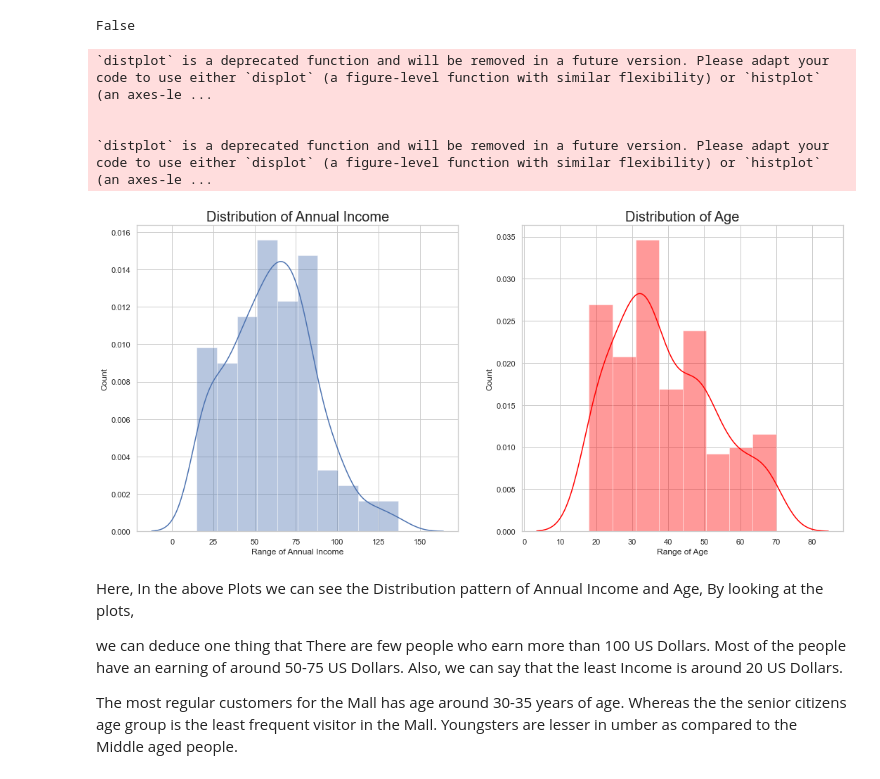
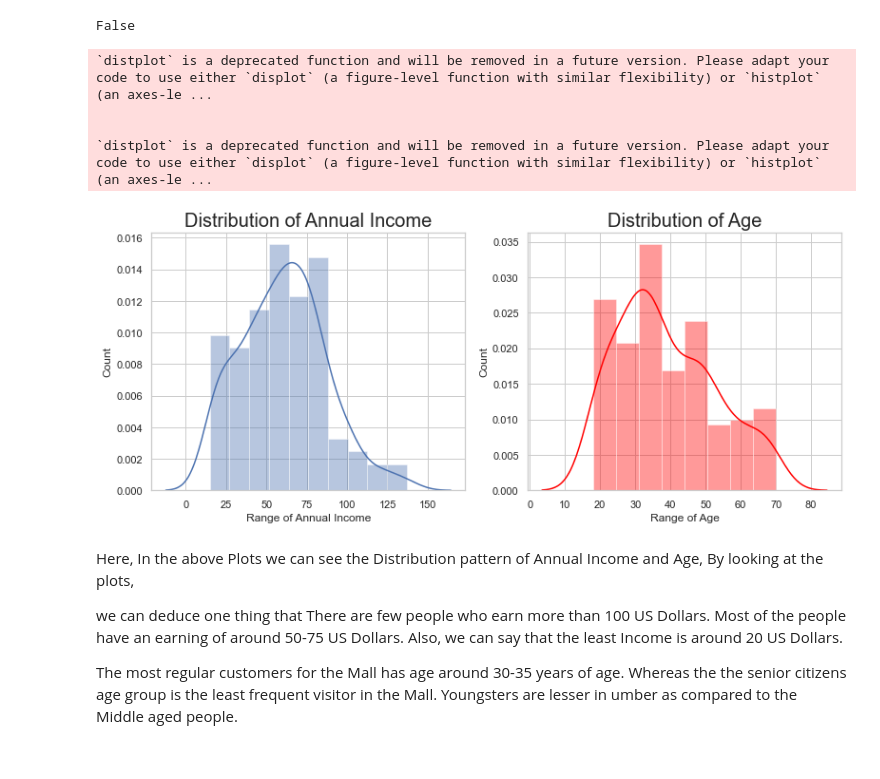
Before and after one commit to isahaji/mall_customers_clustering, a Jupyter notebook: main.ipynb, the cells around one changed output. Cells and saved outputs as stored; diff of their text form; code cells hidden in the pictures.

Commit message:
graph sizes

```diff
--- a/main.ipynb
+++ b/main.ipynb
@@ -21,29 +21,29 @@ False
 # %%
 
 
-plt.rcParams['figure.figsize'] = (18, 8)
+plt.rcParams['figure.figsize'] = (13, 5)
 
 plt.subplot(1, 2, 1)
 sns.set(style = 'whitegrid')
 sns.distplot(data['Annual Income (k$)'])
 plt.title('Distribution of Annual Income', fontsize = 20)
 plt.xlabel('Range of Annual Income')
 plt.ylabel('Count')
 
 
 plt.subplot(1, 2, 2)
 sns.set(style = 'whitegrid')
 sns.distplot(data['Age'], color = 'red')
 plt.title('Distribution of Age', fontsize = 20)
 plt.xlabel('Range of Age')
 plt.ylabel('Count')
 plt.show()
 # %% [output]
 `distplot` is a deprecated function and will be removed in a future version. Please adapt your code to use either `displot` (a figure-level function with similar flexibility) or `histplot` (an axes-le ...
 
 
 `distplot` is a deprecated function and will be removed in a future version. Please adapt your code to use either `displot` (a figure-level function with similar flexibility) or `histplot` (an axes-le ...
-[figure, old version]
+[figure, new version]
 # %% [markdown]
 Here, In the above Plots we can see the Distribution pattern of Annual Income and Age, By looking at the plots,
 
```
